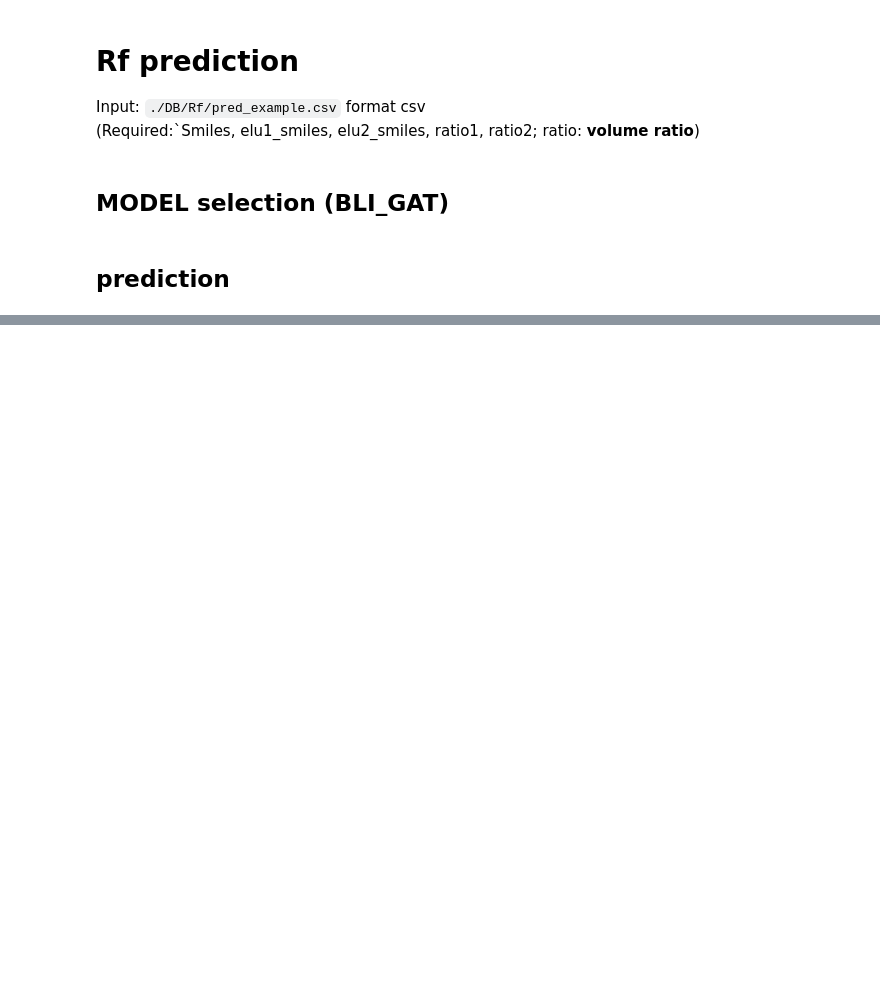
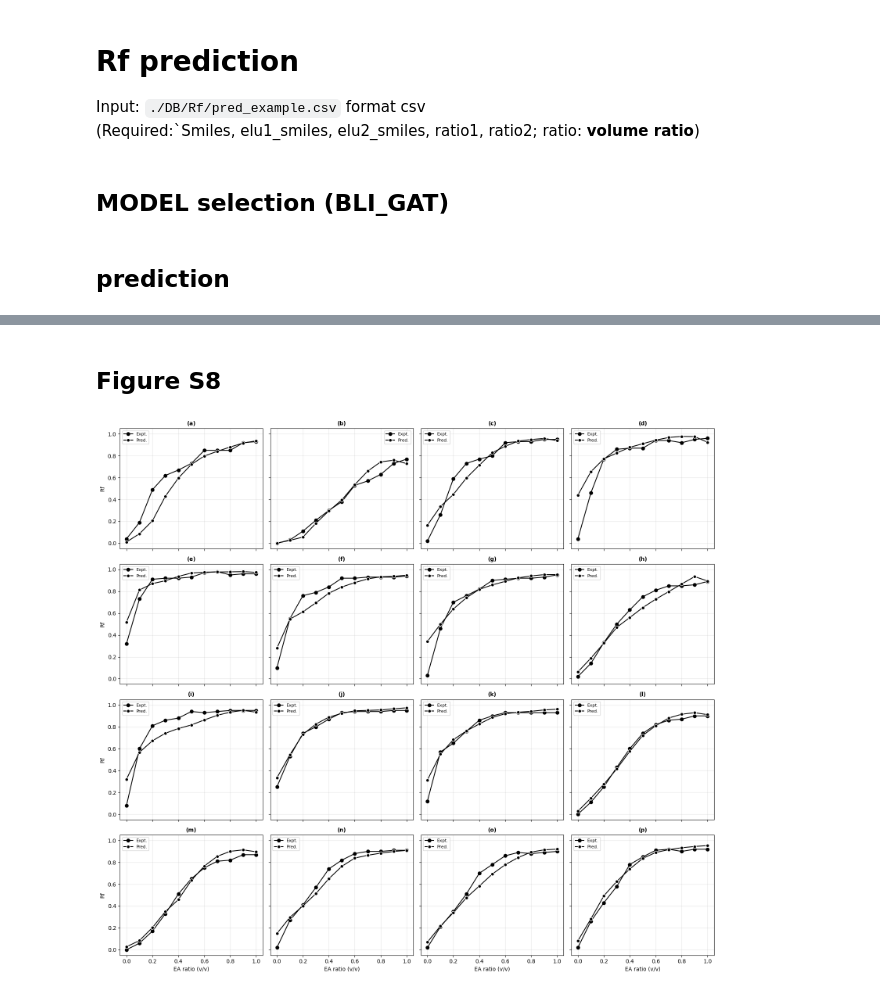
Before and after one commit to ACCA-KU/DTLC, a Jupyter notebook: Predictive_models/model_validation/rf_prediction.ipynb, the cells around one changed output, grey strips where cells are left out. Saved outputs shown, nothing was run; the diff lists cells and outputs as text; code cells hidden in the pictures; blank space fills up the shorter version.

```diff
--- a/Predictive_models/model_validation/rf_prediction.ipynb
+++ b/Predictive_models/model_validation/rf_prediction.ipynb
@@ -199,3 +199,50 @@ Done!
 | 12 | CC(=O)NC1=CC=CC=C1 | CCCCCC | CCOC(C)=O | 0.9 | 0.1 | 0.03 | 0.026319 |
 | 13 | CC(=O)NC1=CC=CC=C1 | CCCCCC | CCOC(C)=O | 0.8 | 0.2 | 0.11 | 0.055736 |
 | 14 | CC(=O)NC1=CC=CC=C1 | CCCCCC | CCOC(C)=O | 0.7 | 0.3 | 0.21 | 0.182372 |
+# %% [markdown]
+## Figure S8
+# %%
+import string
+
+molecules = result['Smiles'].unique()
+n_mol = len(molecules)
+n_cols = 4
+n_rows = int(np.ceil(n_mol / n_cols))
+
+#
+labels = list(string.ascii_lowercase)
+
+fig, axes = plt.subplots(n_rows, n_cols, figsize=(4 * n_cols, 3.6 * n_rows), sharex=True, sharey=True)
+axes = np.array(axes).reshape(-1)
+
+for idx, (ax, smi) in enumerate(zip(axes, molecules)):
+    sub = result[result['Smiles'] == smi].sort_values('ratio2')
+    ea_ratio = sub['ratio2']  # 0 ~ 1 범위 분율값 사용
+
+    ax.plot(ea_ratio, sub['Rf'], 'o-', color='black', label='Expt.')
+    ax.plot(ea_ratio, sub['BLI_GAT_Rf'], 'o-', color='black', markeredgecolor='none', label='Pred.')
+
+    # 제목을 (a), (b), (c)... 형식으로 설정 (MAE도 포함하고 싶다면 주석 해제)
+    ax.set_title(f'({labels[idx]})', fontsize=10, fontweight='bold')
+    # ax.set_title(f'({labels[idx]})\nMAE = {mae:.3f}', fontsize=9)
+
+    ax.set_xlim(-0.05, 1.05)
+    ax.set_ylim(-0.05, 1.05)
+    ax.set_xticks(np.arange(0, 1.1, 0.2))  # 0.0, 0.2, 0.4 ... 간격으로 설정
+    ax.grid(alpha=0.3)
+    ax.legend(fontsize=8, loc='best')
+
+# 남는 빈 서브플롯 숨기기
+for ax in axes[n_mol:]:
+    ax.axis('off')
+
+# 축 라벨 설정
+for ax in axes[(n_rows - 1) * n_cols:]:
+    ax.set_xlabel('EA ratio (v/v)')
+for ax in axes[::n_cols]:
+    ax.set_ylabel('Rf')
+
+plt.tight_layout()
+plt.show()
+# %% [output]
+[figure, added]
```
Also changed, not shown: parts of 1 cell of this notebook.
